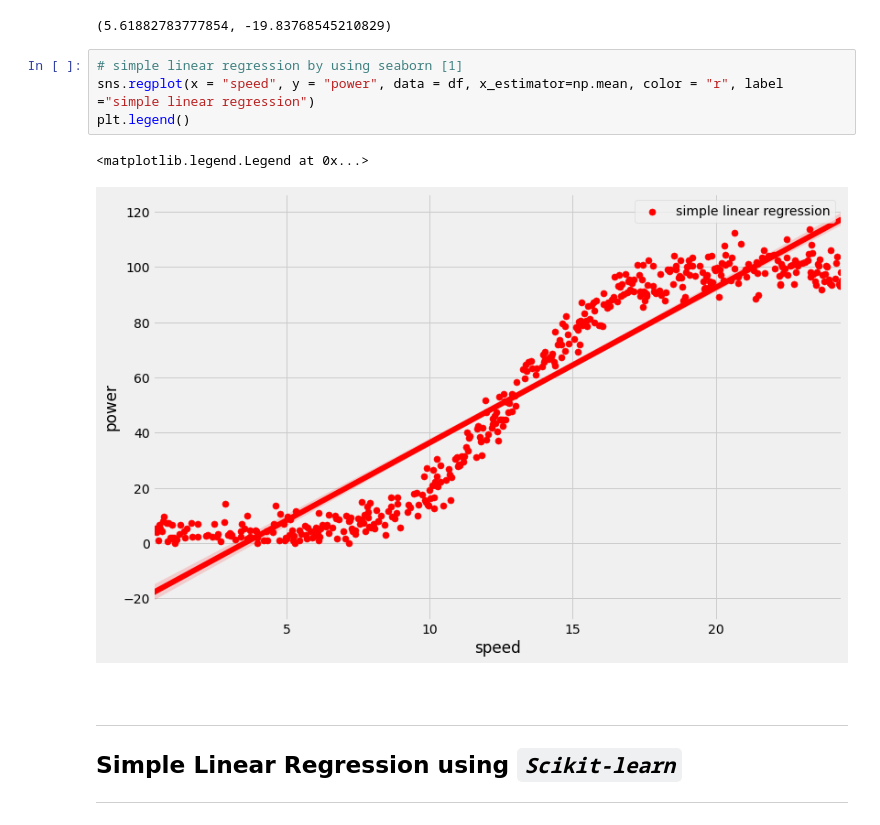
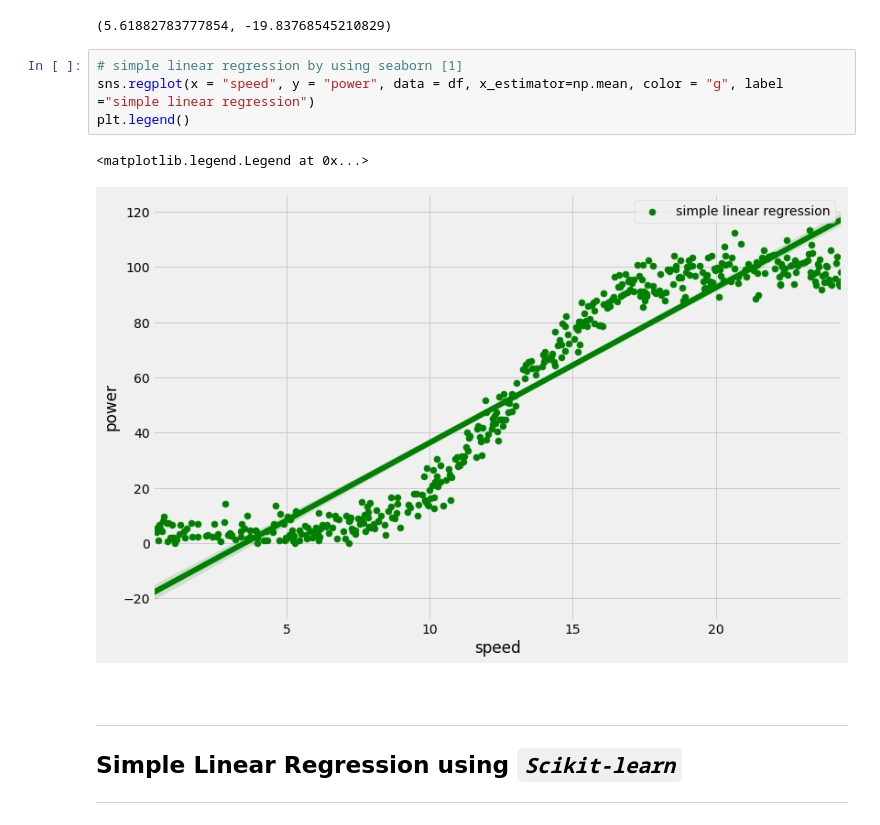
Before and after one commit to G00387867/FDA-project, a Jupyter notebook: power-production.ipynb, the cells around one changed output. Saved outputs shown, nothing was run; the diff lists cells and outputs as text.

```diff
--- a/power-production.ipynb
+++ b/power-production.ipynb
@@ -208,11 +179,11 @@ m, p
 (5.61882783777854, -19.83768545210829)
 # %%
 # simple linear regression by using seaborn [1]
-sns.regplot(x = "speed", y = "power", data = df, x_estimator=np.mean, color = "r", label ="simple linear regression")
+sns.regplot(x = "speed", y = "power", data = df, x_estimator=np.mean, color = "g", label ="simple linear regression")
 plt.legend()
 # %% [output]
 <matplotlib.legend.Legend at 0x...>
-[figure, old version]
+[figure, new version]
 # %% [markdown]
 <br>
 
```
Also changed, not shown: parts of 17 cells of this notebook.
